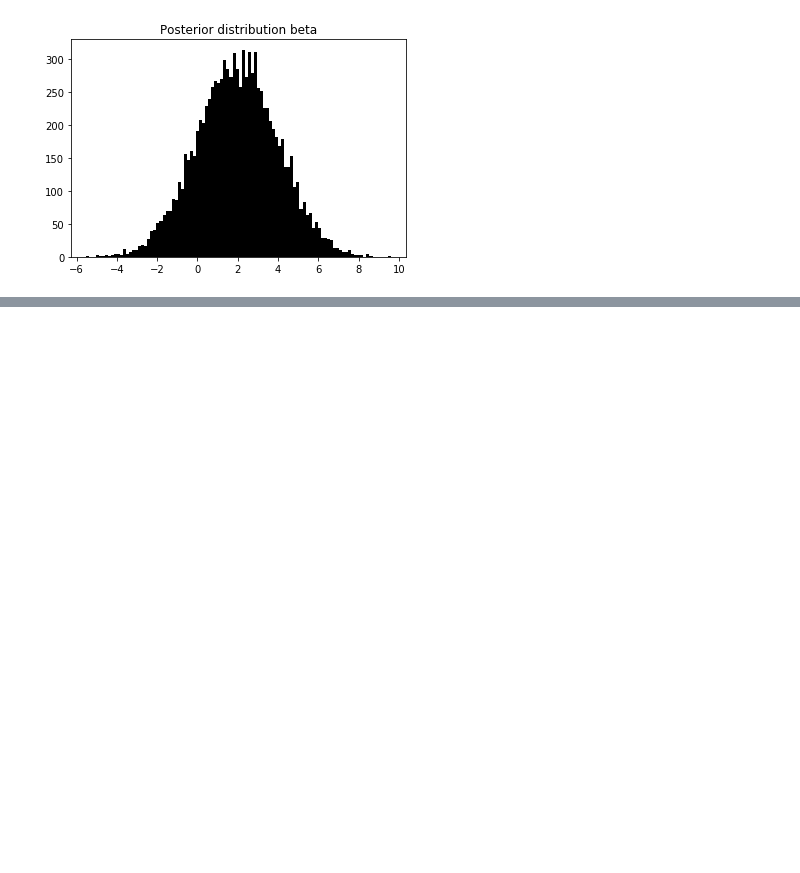
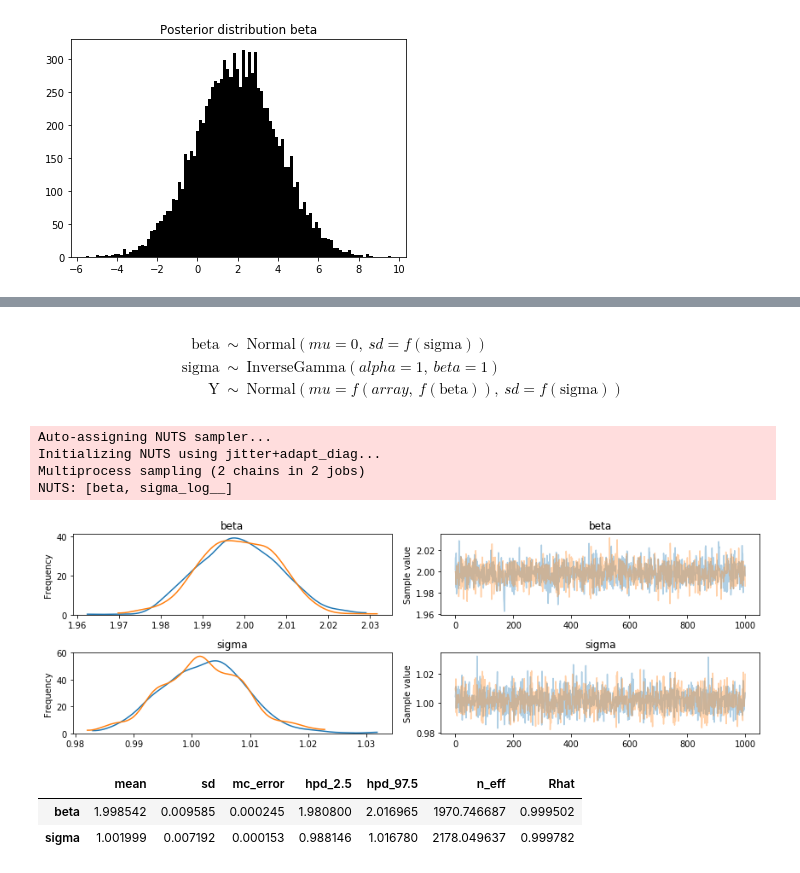
Before and after one commit to dirmeier/etudes, a Jupyter notebook: 01-bayesian_regression.ipynb, the cells around one changed output, grey strips where cells are left out. Cells and saved outputs as stored; diff of their text form; code cells hidden in the pictures; blank space fills up the shorter version.

```diff
--- a/01-bayesian_regression.ipynb
+++ b/01-bayesian_regression.ipynb
@@ -147,0 +154,33 @@ plt.show()
+# %%
+model = pymc3.Model()
+with model:
+    sigma = pymc3.InverseGamma('sigma', 1, 1)
+    beta = pymc3.Normal("beta", mu=0, sd=sigma)
+    mu = x*beta
+    y_model = pymc3.Normal("Y", mu=mu, sd=sigma, observed=y)
+model
+# %% [output]
+$$
+            \begin{array}{rcl}
+            \text{beta} &\sim & \text{Normal}(\mathit{mu}=0,~\mathit{sd}=f(\text{sigma}))\\\text{sigma} &\sim & \text{InverseGamma}(\mathit{alpha}=1,~\mathit{beta}=1)\\\text{Y} &\sim & \text{Normal}(\mathit{mu}=f(array,~f(\text{beta})),~\mathit{sd}=f(\text{sigma}))
+            \end{array}
+            $$
+# %%
+with model:
+    trace = pymc3.sample(1000)
+# %% [output]
+Auto-assigning NUTS sampler...
+Initializing NUTS using jitter+adapt_diag...
+Multiprocess sampling (2 chains in 2 jobs)
+NUTS: [beta, sigma_log__]
+# %%
+pymc3.traceplot(trace)
+plt.show()
+# %% [output]
+[figure, added]
+# %%
+pymc3.summary(trace)
+# %% [output]
+|  | mean | sd | mc_error | hpd_2.5 | hpd_97.5 | n_eff | Rhat |
+| beta | 1.998542 | 0.009585 | 0.000245 | 1.980800 | 2.016965 | 1970.746687 | 0.999502 |
+| sigma | 1.001999 | 0.007192 | 0.000153 | 0.988146 | 1.016780 | 2178.049637 | 0.999782 |
```
Also changed, not shown: parts of 7 cells of this notebook, 2 other files.
